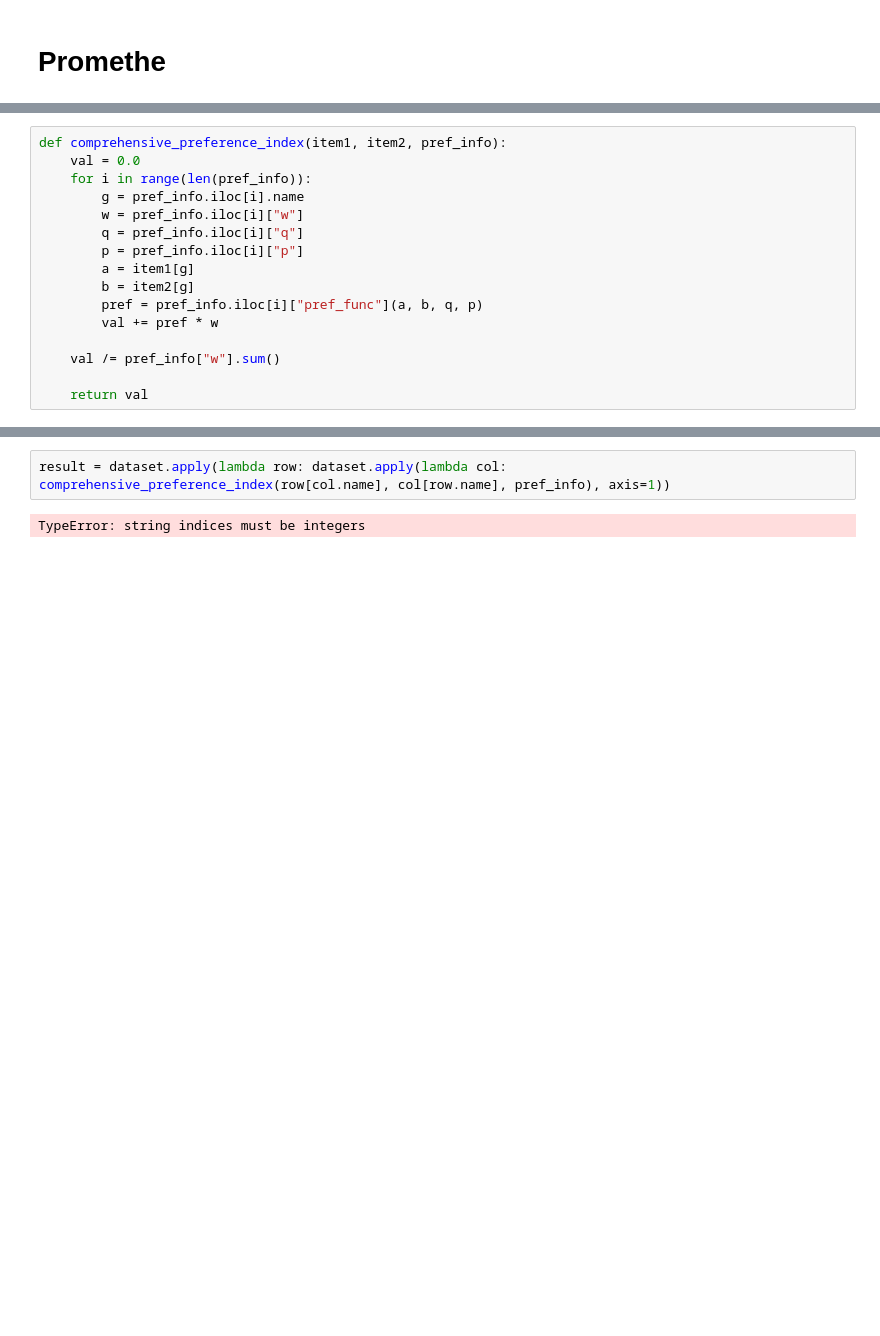
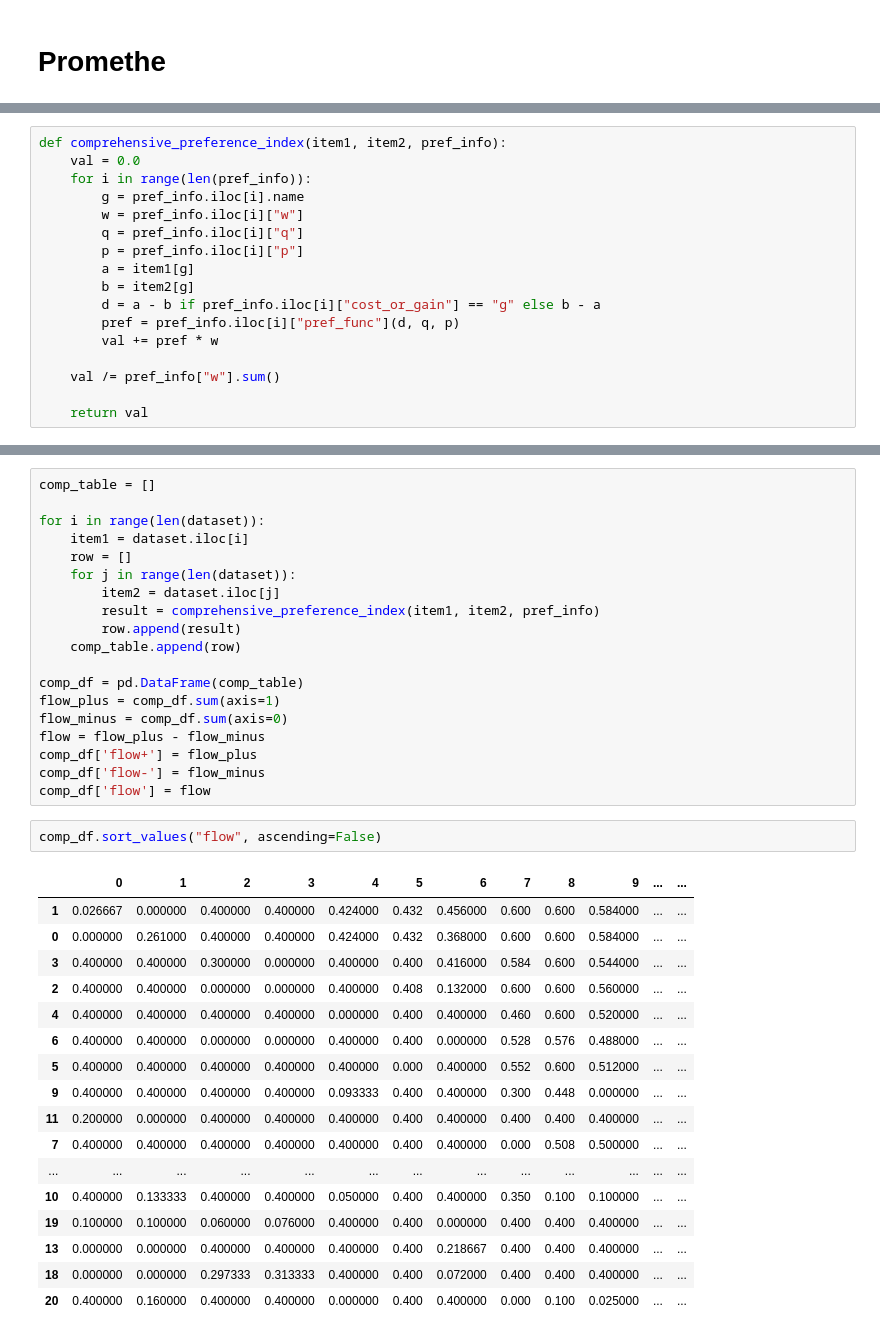
Before and after one commit to maciej-wieczorek/ai, a Jupyter notebook: ISWD/lab/proj2/proj2.ipynb, the cells around one changed output, grey strips where cells are left out. Cells and saved outputs as stored; diff of their text form; blank space fills up the shorter version.

```diff
--- a/ISWD/lab/proj2/proj2.ipynb
+++ b/ISWD/lab/proj2/proj2.ipynb
@@ -46,7 +56,8 @@ def comprehensive_preference_index(item1, item2, pref_info):
         p = pref_info.iloc[i]["p"]
         a = item1[g]
         b = item2[g]
-        pref = pref_info.iloc[i]["pref_func"](a, b, q, p)
+        d = a - b if pref_info.iloc[i]["cost_or_gain"] == "g" else b - a
+        pref = pref_info.iloc[i]["pref_func"](d, q, p)
         val += pref * w
 
     val /= pref_info["w"].sum()
@@ -94,4 +108,39 @@ comprehensive_preference_index(dataset.iloc[0], dataset.iloc[1], pref_info)
-# %%
-result = dataset.apply(lambda row: dataset.apply(lambda col: comprehensive_preference_index(row[col.name], col[row.name], pref_info), axis=1))
-# %% [output]
-TypeError: string indices must be integers
+# %%
+comp_table = []
+
+for i in range(len(dataset)):
+    item1 = dataset.iloc[i]
+    row = []
+    for j in range(len(dataset)):
+        item2 = dataset.iloc[j]
+        result = comprehensive_preference_index(item1, item2, pref_info)
+        row.append(result)
+    comp_table.append(row)
+
+comp_df = pd.DataFrame(comp_table)
+flow_plus = comp_df.sum(axis=1)
+flow_minus = comp_df.sum(axis=0)
+flow = flow_plus - flow_minus
+comp_df['flow+'] = flow_plus
+comp_df['flow-'] = flow_minus
+comp_df['flow'] = flow
+# %%
+comp_df.sort_values("flow", ascending=False)
+# %% [output]
+|  | 0 | 1 | 2 | 3 | 4 | 5 | 6 | 7 | 8 | 9 | ... | ... |
+| 1 | 0.026667 | 0.000000 | 0.400000 | 0.400000 | 0.424000 | 0.432 | 0.456000 | 0.600 | 0.600 | 0.584000 | ... | ... |
+| 0 | 0.000000 | 0.261000 | 0.400000 | 0.400000 | 0.424000 | 0.432 | 0.368000 | 0.600 | 0.600 | 0.584000 | ... | ... |
+| 3 | 0.400000 | 0.400000 | 0.300000 | 0.000000 | 0.400000 | 0.400 | 0.416000 | 0.584 | 0.600 | 0.544000 | ... | ... |
+| 2 | 0.400000 | 0.400000 | 0.000000 | 0.000000 | 0.400000 | 0.408 | 0.132000 | 0.600 | 0.600 | 0.560000 | ... | ... |
+| 4 | 0.400000 | 0.400000 | 0.400000 | 0.400000 | 0.000000 | 0.400 | 0.400000 | 0.460 | 0.600 | 0.520000 | ... | ... |
+| 6 | 0.400000 | 0.400000 | 0.000000 | 0.000000 | 0.400000 | 0.400 | 0.000000 | 0.528 | 0.576 | 0.488000 | ... | ... |
+| 5 | 0.400000 | 0.400000 | 0.400000 | 0.400000 | 0.400000 | 0.000 | 0.400000 | 0.552 | 0.600 | 0.512000 | ... | ... |
+| 9 | 0.400000 | 0.400000 | 0.400000 | 0.400000 | 0.093333 | 0.400 | 0.400000 | 0.300 | 0.448 | 0.000000 | ... | ... |
+| 11 | 0.200000 | 0.000000 | 0.400000 | 0.400000 | 0.400000 | 0.400 | 0.400000 | 0.400 | 0.400 | 0.400000 | ... | ... |
+| 7 | 0.400000 | 0.400000 | 0.400000 | 0.400000 | 0.400000 | 0.400 | 0.400000 | 0.000 | 0.508 | 0.500000 | ... | ... |
+| ... | ... | ... | ... | ... | ... | ... | ... | ... | ... | ... | ... | ... |
+| 10 | 0.400000 | 0.133333 | 0.400000 | 0.400000 | 0.050000 | 0.400 | 0.400000 | 0.350 | 0.100 | 0.100000 | ... | ... |
+| 19 | 0.100000 | 0.100000 | 0.060000 | 0.076000 | 0.400000 | 0.400 | 0.000000 | 0.400 | 0.400 | 0.400000 | ... | ... |
+| 13 | 0.000000 | 0.000000 | 0.400000 | 0.400000 | 0.400000 | 0.400 | 0.218667 | 0.400 | 0.400 | 0.400000 | ... | ... |
+| 18 | 0.000000 | 0.000000 | 0.297333 | 0.313333 | 0.400000 | 0.400 | 0.072000 | 0.400 | 0.400 | 0.400000 | ... | ... |
+| 20 | 0.400000 | 0.160000 | 0.400000 | 0.400000 | 0.000000 | 0.400 | 0.400000 | 0.000 | 0.100 | 0.025000 | ... | ... |
```
Also changed, not shown: parts of 9 cells of this notebook, 1 other file.
